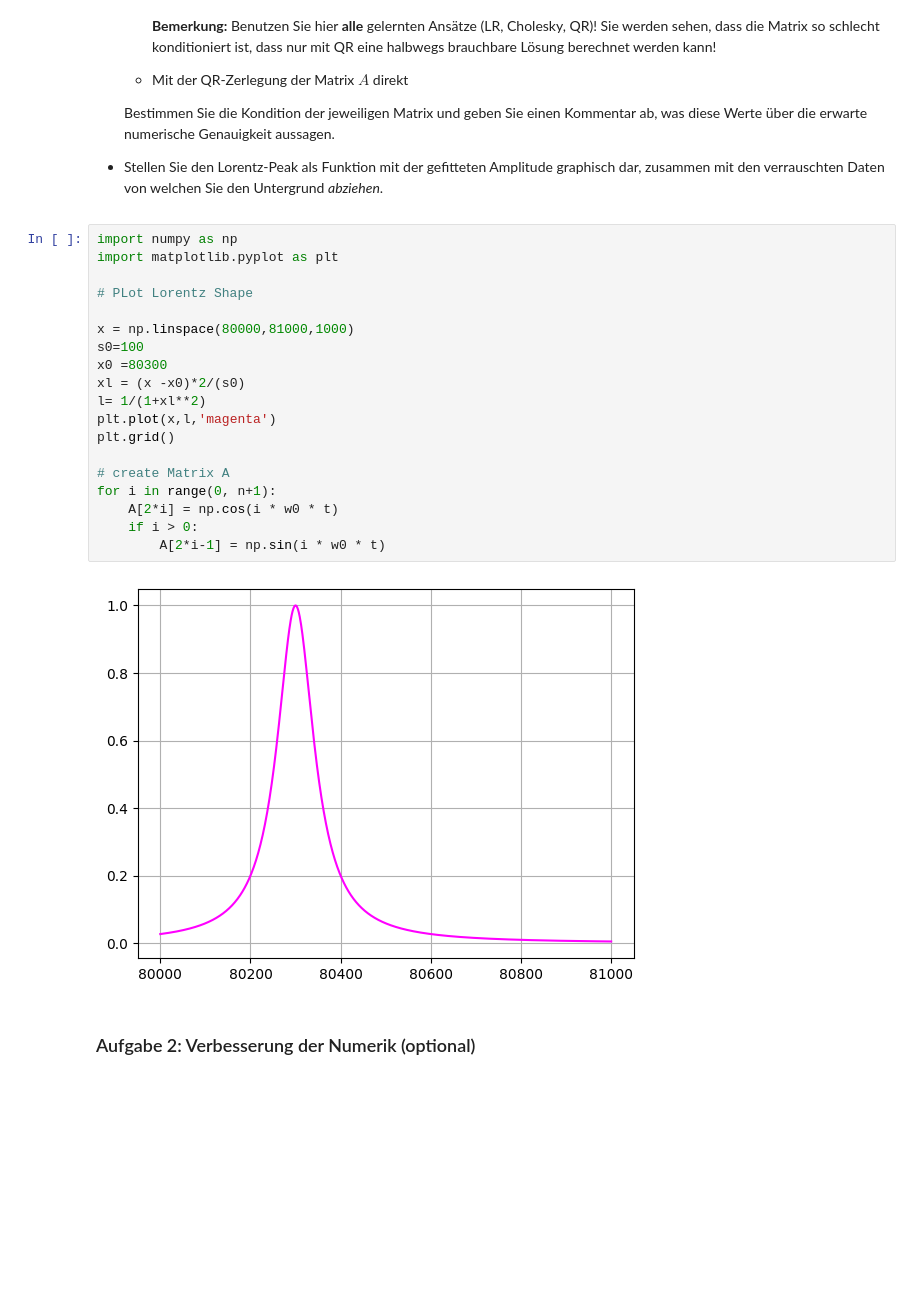
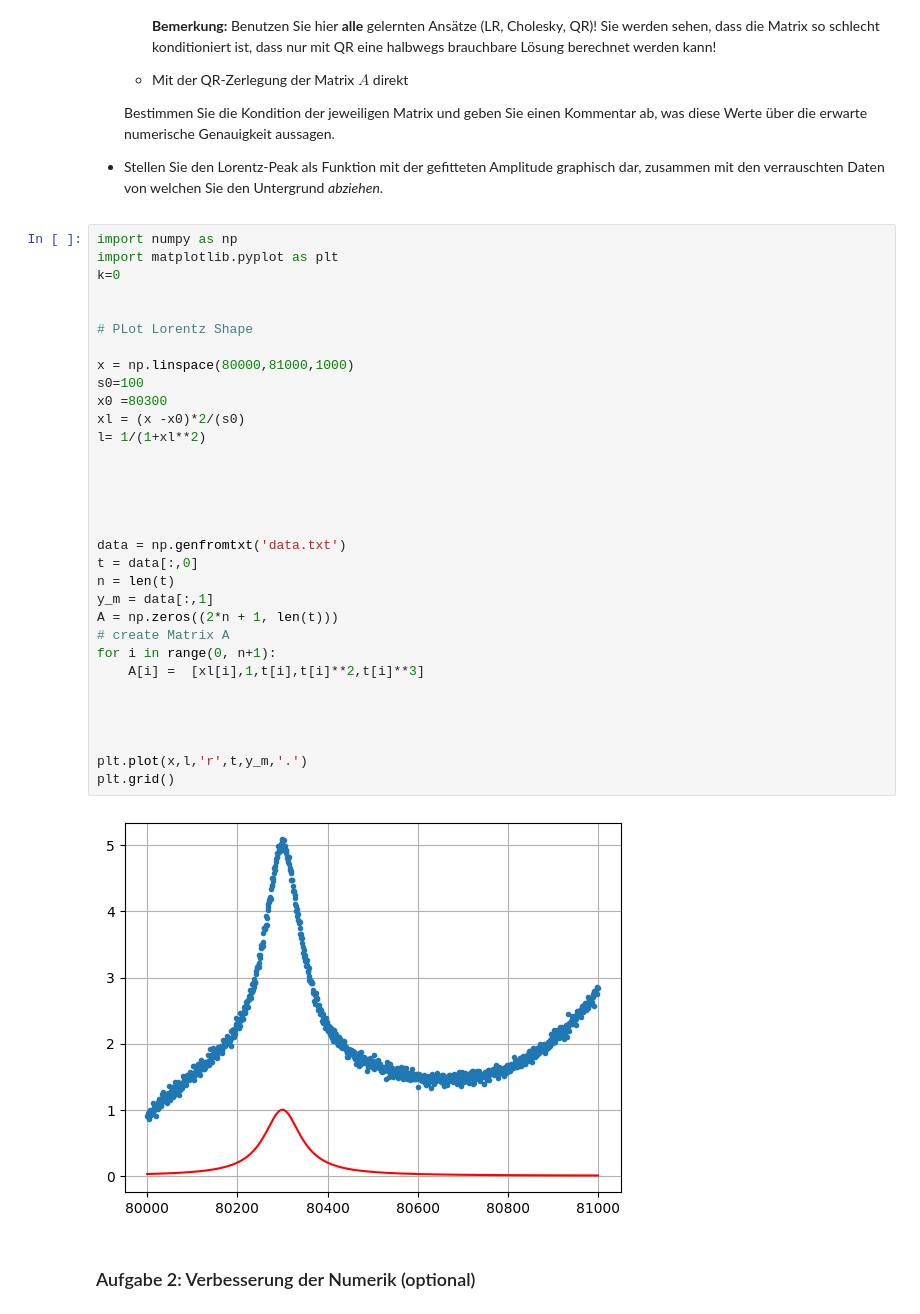
Before and after one commit to hollejon/Numerik, a Jupyter notebook: praktikum5/ModelFitMesstechnikBeispiel.ipynb, the cells around one changed output. Saved outputs shown, nothing was run; the diff lists cells and outputs as text; blank space fills up the shorter version.

```diff
--- a/praktikum5/ModelFitMesstechnikBeispiel.ipynb
+++ b/praktikum5/ModelFitMesstechnikBeispiel.ipynb
@@ -58,24 +58,37 @@ load('data.txt')
 # %%
 import numpy as np
 import matplotlib.pyplot as plt
+k=0
+
 
 # PLot Lorentz Shape
 
 x = np.linspace(80000,81000,1000)
 s0=100
 x0 =80300
 xl = (x -x0)*2/(s0)
 l= 1/(1+xl**2)
-plt.plot(x,l,'magenta')
-plt.grid()
 
+
+
+
+
+data = np.genfromtxt('data.txt')
+t = data[:,0]
+n = len(t)
+y_m = data[:,1]
+A = np.zeros((2*n + 1, len(t)))
 # create Matrix A
 for i in range(0, n+1):
-    A[2*i] = np.cos(i * w0 * t)
-    if i > 0:
-        A[2*i-1] = np.sin(i * w0 * t)
+    A[i] =  [xl[i],1,t[i],t[i]**2,t[i]**3]
+
+
+
+
+plt.plot(x,l,'r',t,y_m,'.')
+plt.grid()
 # %% [output]
-[figure, old version]
+[figure, new version]
 # %% [markdown]
 ### Aufgabe 2: Verbesserung der Numerik (optional)
 # %% [markdown]
```
